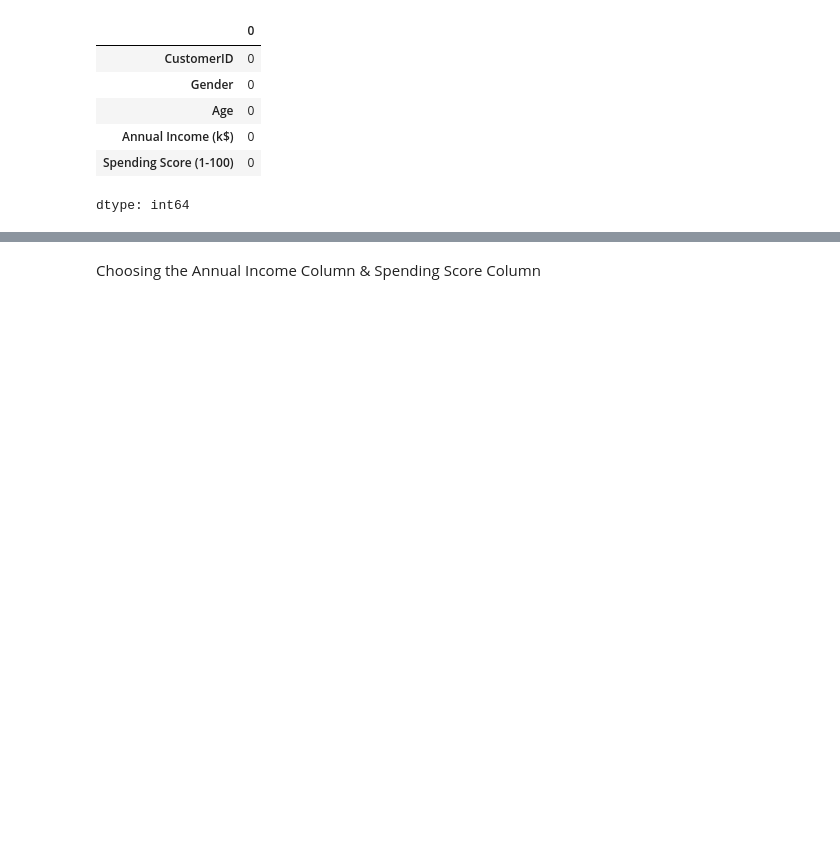
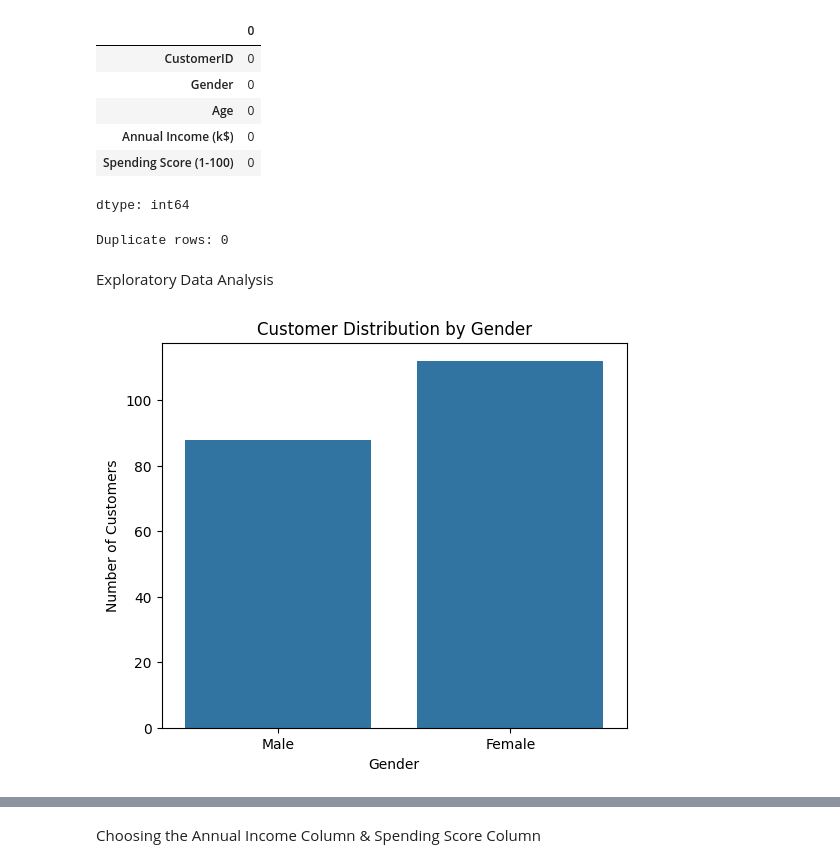
Before and after one commit to drakshaa/Customer-Intelligence-Marketing-Segmentation-Analytics, a Jupyter notebook: Customer_Segmentation_Using_K_Means_Clustering.ipynb, the cells around one changed output, grey strips where cells are left out. Cells and saved outputs as stored; diff of their text form; code cells hidden in the pictures; blank space fills up the shorter version.

```diff
--- a/Customer_Segmentation_Using_K_Means_Clustering.ipynb
+++ b/Customer_Segmentation_Using_K_Means_Clustering.ipynb
@@ -55,3 +72,28 @@ customer_data.isnull().sum()
 | Annual Income (k$) | 0 |
 | Spending Score (1-100) | 0 |
 dtype: int64
+# %%
+# Checking for duplicate rows
+
+print("Duplicate rows:", customer_data.duplicated().sum())
+
+# If there are duplicates drop it
+customer_data = customer_data.drop_duplicates()
+# %% [output]
+Duplicate rows: 0
+# %% [markdown]
+Exploratory Data Analysis
+# %%
+# Gender Distribution
+
+plt.figure(figsize=(6, 5))
+
+sns.countplot(data=customer_data, x='Gender')
+
+plt.title('Customer Distribution by Gender')
+plt.xlabel('Gender')
+plt.ylabel('Number of Customers')
+
+plt.show()
+# %% [output]
+[figure, added]
```
Also changed, not shown: parts of 48 cells of this notebook.
